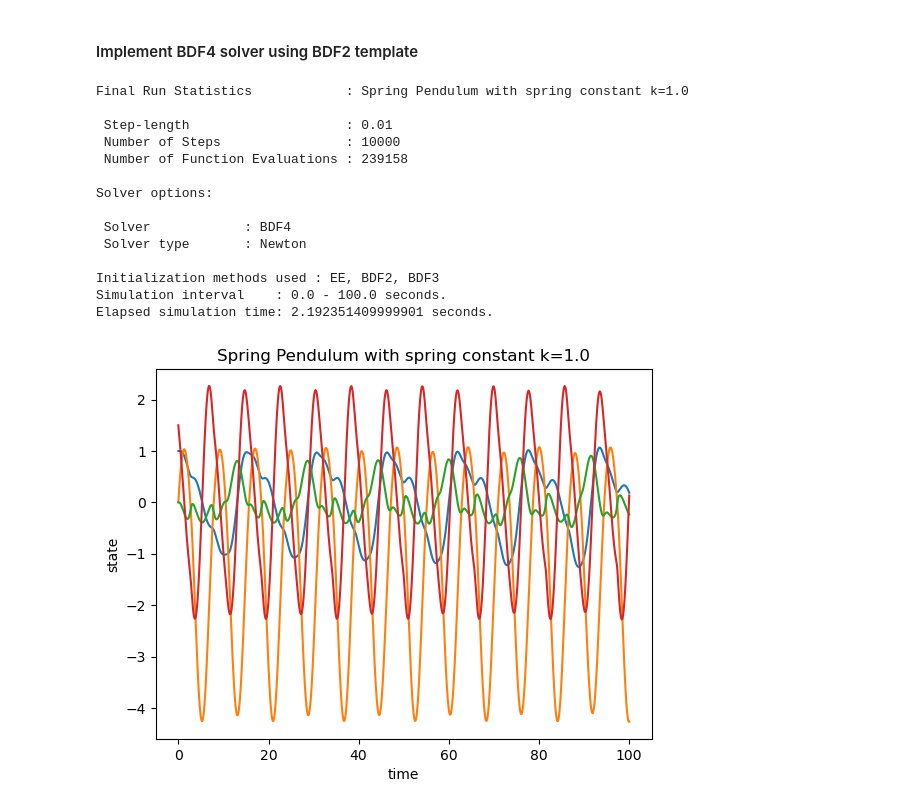
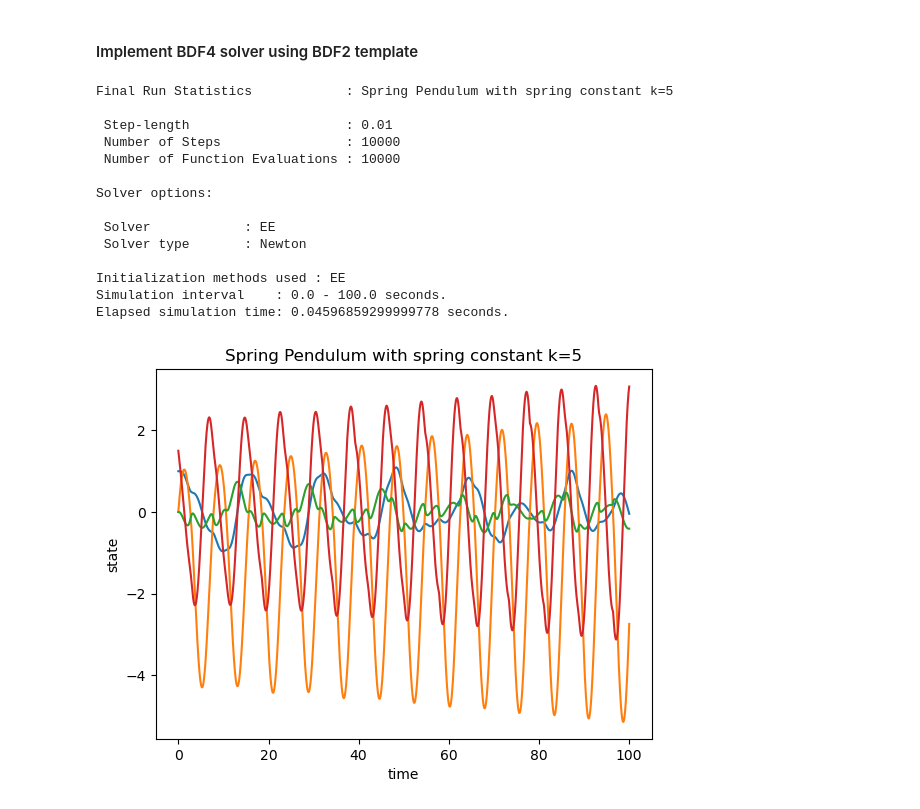
Before and after one commit to msvenssons/NUMN26, a Jupyter notebook: project1.ipynb, the cells around one changed output. Cells and saved outputs as stored; diff of their text form; code cells hidden in the pictures.

Commit message:
working flexible solver

```diff
--- a/project1.ipynb
+++ b/project1.ipynb
@@ -237,28 +265,30 @@ class BDF_4(Explicit_ODE):
         self.log_message('Initialization methods used : ' + ', '.join(self.init_methods), verbose)
 # %%
 #Define an Assimulo problem
-spring_problem = apro.Explicit_Problem(lambda t, y: elastic_pendulum(t, y, k=k), t0=t0, y0=y0)
+spring_problem = apro.Explicit_Problem(lambda t, y: elastic_pendulum(t, y, k=1.0), t0=t0, y0=y0)
 spring_problem.name = r'Spring Pendulum with spring constant k={k}'
 spring_problem.name = spring_problem.name.format(k=k)
 
 #Define an explicit solver
-test_sim = BDF_4(spring_problem, nonlin_solver='Newton') #Create a BDF solver
+test_sim = BDF(spring_problem, methods=1, nonlin_solver='Newton') #Create a BDF solver
+test_sim.fixed_jacobian = True
+test_sim.h=0.01
 t, y = test_sim.simulate(100)
 test_sim.plot()
 plt.show()
 # %% [output]
-Final Run Statistics            : Spring Pendulum with spring constant k=1.0
+Final Run Statistics            : Spring Pendulum with spring constant k=5
 
  Step-length                    : 0.01
  Number of Steps                : 10000
- Number of Function Evaluations : 239158
+ Number of Function Evaluations : 10000
 
 Solver options:
 
- Solver            : BDF4
+ Solver            : EE
  Solver type       : Newton
 
-Initialization methods used : EE, BDF2, BDF3
+Initialization methods used : EE
 Simulation interval    : 0.0 - 100.0 seconds.
-Elapsed simulation time: 2.192351409999901 seconds.
+Elapsed simulation time: 0.04596859299999778 seconds.
-[figure, old version]
+[figure, new version]
```
Also changed, not shown: parts of 7 cells of this notebook.
